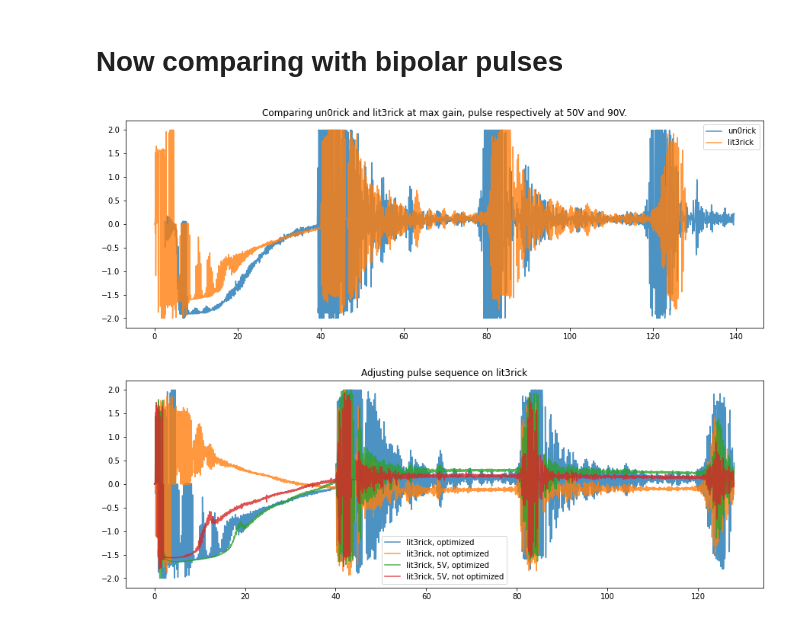
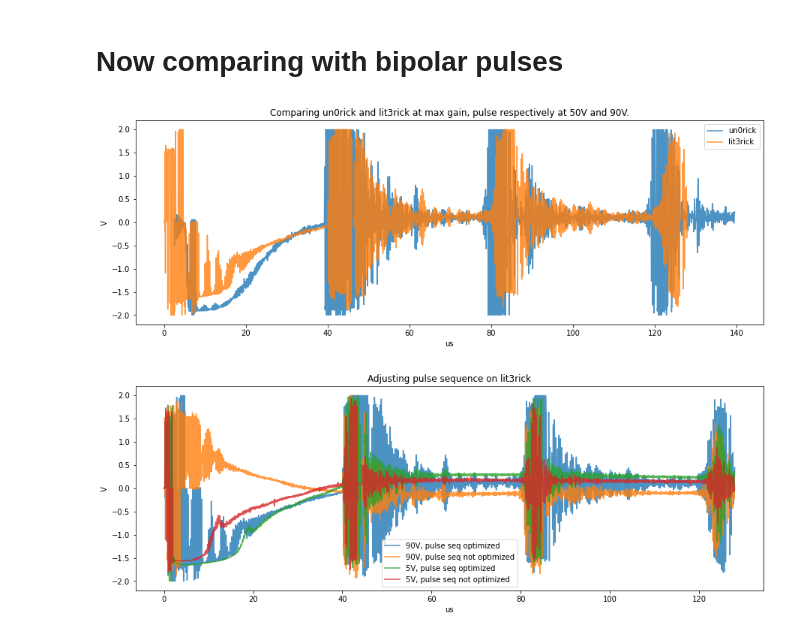
Before and after one commit to kelu124/lit3rick, a Jupyter notebook: sample_acqs/0.CompareAcqs.ipynb, the cells around one changed output. Drawn from its saved outputs; the diff is of its cells as text; code cells hidden in the pictures.

Commit message:
Updated legends

```diff
--- a/sample_acqs/0.CompareAcqs.ipynb
+++ b/sample_acqs/0.CompareAcqs.ipynb
@@ -192,20 +242,24 @@ plt.plot(un0rick["t"],un0rick[1000],label="un0rick",alpha=0.8)
 plt.plot(lit3rick90b["t"],lit3rick90b[(1,500)],label="lit3rick",alpha=0.8)
 plt.title("Comparing un0rick and lit3rick at max gain, pulse respectively at 50V and 90V.")
 plt.legend()
+plt.xlabel('us')
+plt.ylabel('V')
 plt.savefig("compare_maxgain_b_90V.jpg")
 plt.show()
 # %% [output]
-[figure, old version]
+[figure, new version]
 # %%
 plt.figure(figsize=(15,5))
-plt.plot(lit3rick90b["t"],lit3rick90b[(1,500)],label="lit3rick, optimized",alpha=0.8)
-plt.plot(lit3rick90["t"],lit3rick90[(1,500)],label="lit3rick, not optimized",alpha=0.8)
-plt.plot(lit3rickOptim["t"],lit3rickOptim[(1,500)],label="lit3rick, 5V, optimized",alpha=0.8)
-plt.plot(lit3rick["t"],lit3rick[(1,500)],label="lit3rick, 5V, not optimized",alpha=0.8)
+plt.plot(lit3rick90b["t"],lit3rick90b[(1,500)],label="90V, pulse seq optimized",alpha=0.8)
+plt.plot(lit3rick90["t"],lit3rick90[(1,500)],label="90V, pulse seq not optimized",alpha=0.8)
+plt.plot(lit3rickOptim["t"],lit3rickOptim[(1,500)],label="5V, pulse seq optimized",alpha=0.8)
+plt.plot(lit3rick["t"],lit3rick[(1,500)],label="5V, pulse seq not optimized",alpha=0.8)
 
 plt.title("Adjusting pulse sequence on lit3rick")
 plt.legend()
+plt.xlabel('us')
+plt.ylabel('V')
 plt.savefig("pulse_seq.jpg")
 plt.show()
 # %% [output]
-[figure, old version]
+[figure, new version]
```
Also changed, not shown: parts of 12 cells of this notebook, 13 other files.
